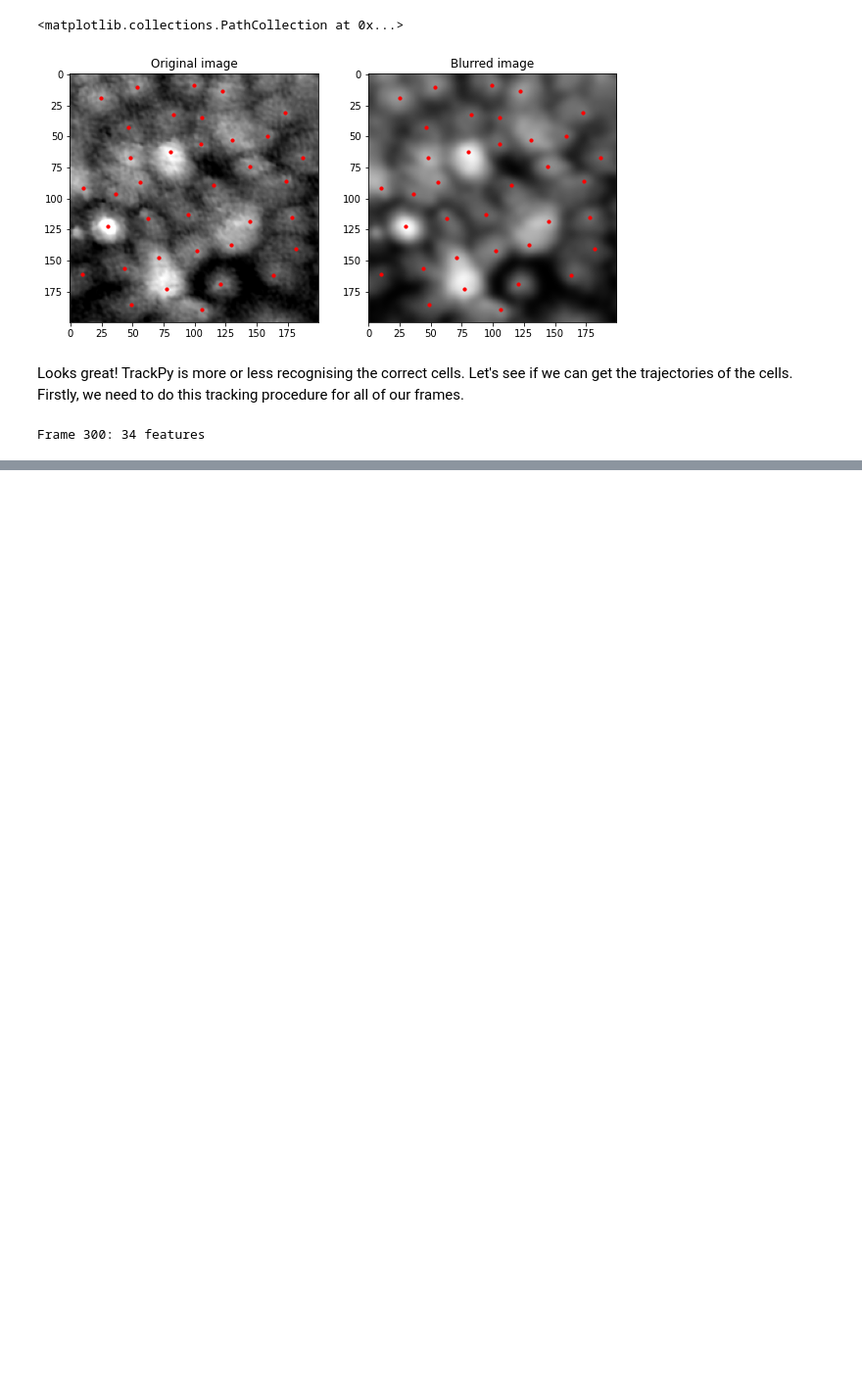
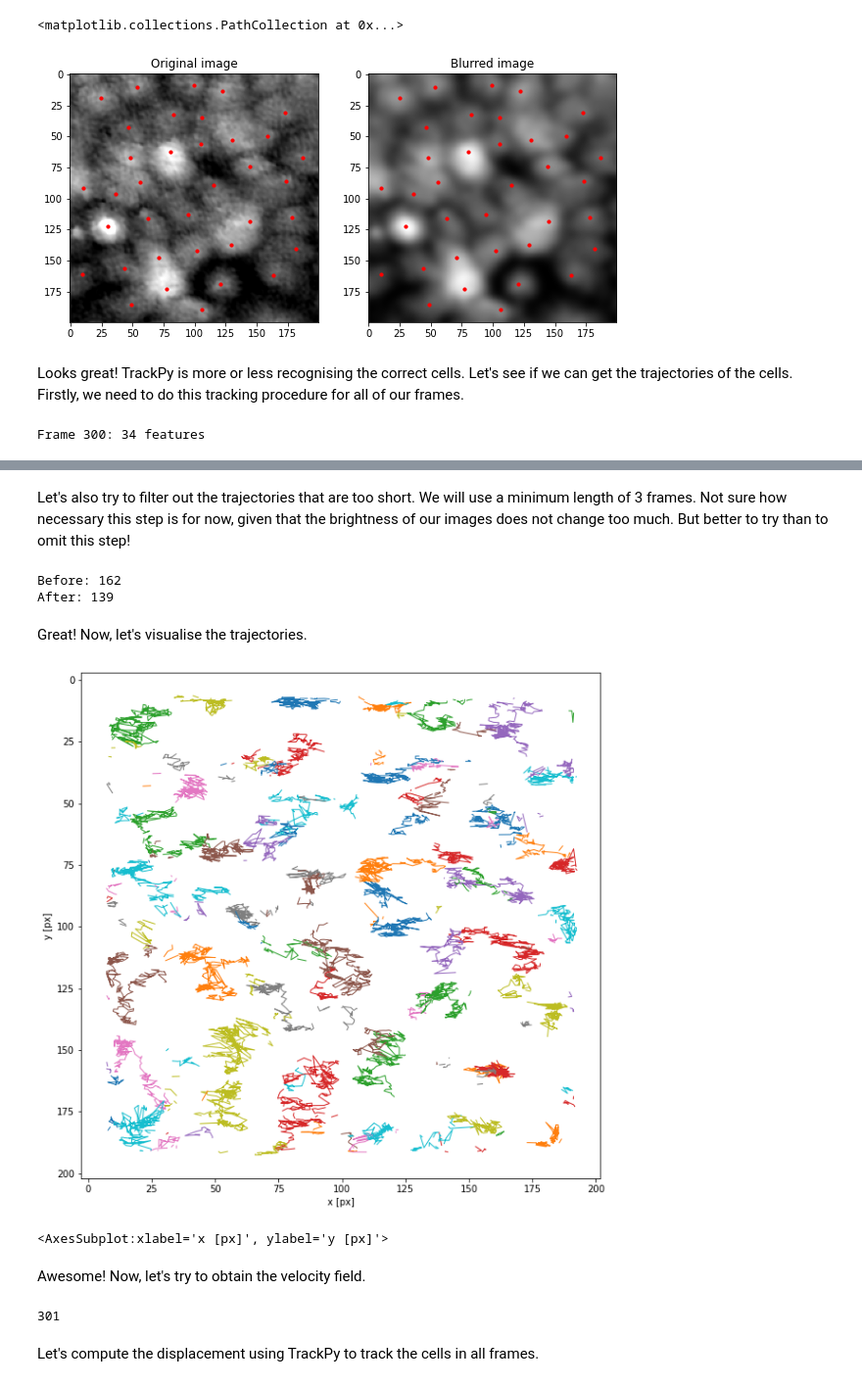
Before and after one commit to nigarabbasova/MCsThesisAnalysis, a Jupyter notebook: preliminary_analysis.ipynb, the cells around one changed output, grey strips where cells are left out. Shown at 98% size. Cells and saved outputs as stored; diff of their text form; code cells hidden in the pictures; blank space fills up the shorter version.

Commit message:
updated code with a velocity field
approved by supervisors

```diff
--- a/preliminary_analysis.ipynb
+++ b/preliminary_analysis.ipynb
@@ -271,0 +274,5 @@ Frame 300: 34 features
+# %%
+# Link features to create tracks
+max_displacement = 10  # Maximum distance features can move between frames
+memory = 20   # Maximum number of frames that a feature can disappear and reappear
+tracks = tp.link_df(frames, max_displacement, memory=memory)
@@ -271,0 +297,28 @@ Frame 300: 34 features
+# %% [markdown]
+Let's also try to filter out the trajectories that are too short. We will use a minimum length of 3 frames. Not sure how necessary this step is for now, given that the brightness of our images does not change too much. But better to try than to omit this step!
+# %%
+#filtering out empheremeral tracks
+t1 = tp.filter_stubs(tracks, 3)
+# Compare the number of particles in the unfiltered and filtered data.
+print('Before:', tracks['particle'].nunique())
+print('After:', t1['particle'].nunique())
+# %% [output]
+Before: 162
+After: 139
+# %% [markdown]
+Great! Now, let's visualise the trajectories.
+# %%
+plt.figure()
+# tp.plot_traj(tracks)
+tp.plot_traj(tracks)
+# %% [output]
+[figure, added]
+<AxesSubplot:xlabel='x [px]', ylabel='y [px]'>
+# %% [markdown]
+Awesome! Now, let's try to obtain the velocity field.
+# %%
+print(len(cropped_images_blurred))
+# %% [output]
+301
+# %% [markdown]
+Let's compute the displacement using TrackPy to track the cells in all frames.
```
Also changed, not shown: parts of 13 cells of this notebook.
